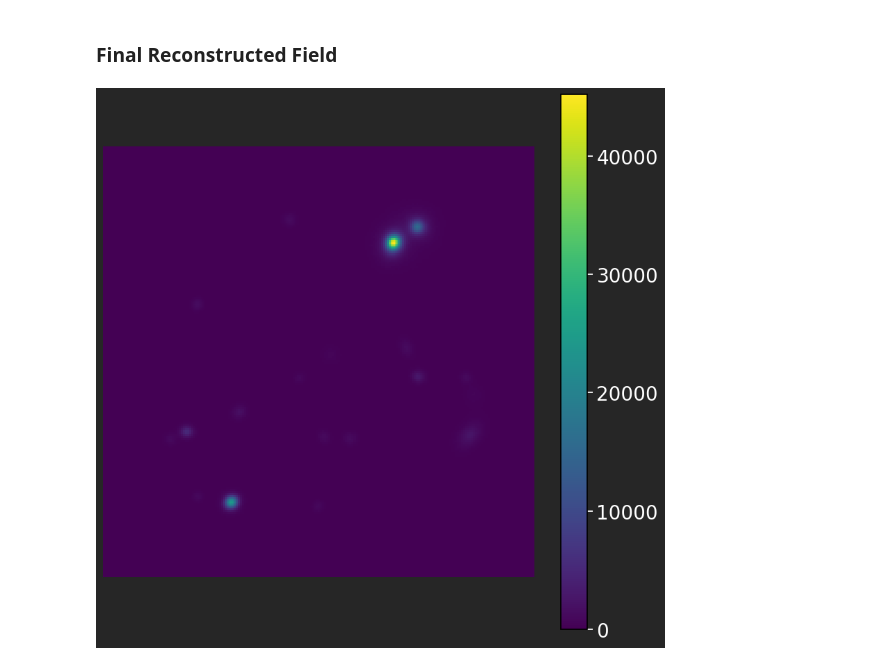
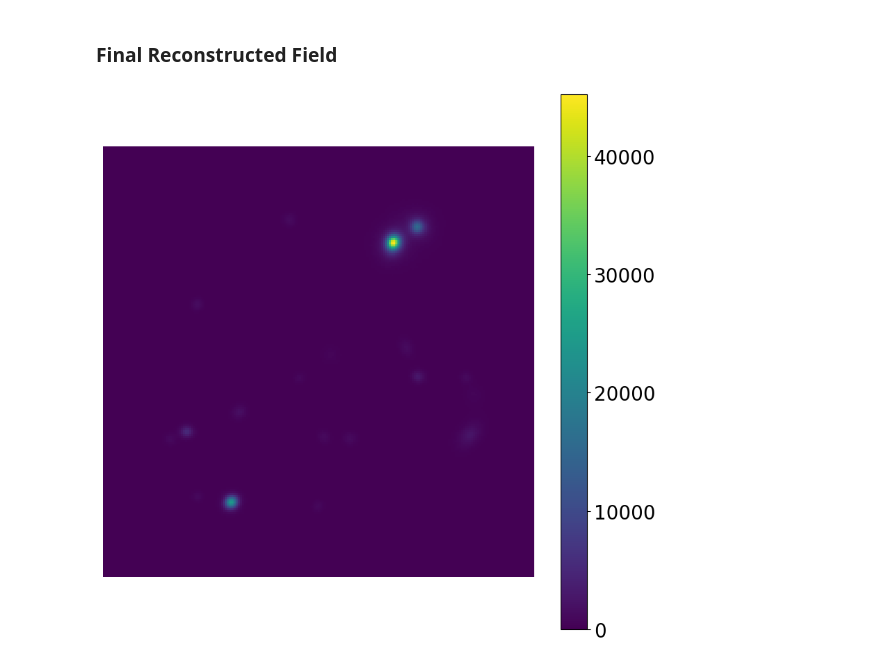
Before and after one commit to LSSTDESC/madness, a Jupyter notebook: docs/tutorial_notebooks/deblending.ipynb, the cells around one changed output. Drawn from its saved outputs; the diff is of its cells as text; code cells hidden in the pictures.

Commit message:
text update

```diff
--- a/docs/tutorial_notebooks/deblending.ipynb
+++ b/docs/tutorial_notebooks/deblending.ipynb
@@ -75,7 +64,7 @@ tf.get_logger().setLevel("ERROR")
 
 weights_path = os.path.join(
     get_data_dir_path(), madness_deblender_config["survey_name"] + "0.01"
-)
+) # replace with correct path
 survey = galcheat.get_survey(madness_deblender_config["survey_name"])
 deb = Deblend(weights_path=weights_path, survey=survey)
 
@@ -245,26 +246,15 @@ plt.axis("off")
 # %% [markdown]
 ### Final Reconstructed Field
 # %%
-sns.set_theme(
-    style={
-        "axes.grid": False,
-        "axes.labelcolor": "white",
-        "figure.facecolor": ".15",
-        "xtick.color": "white",
-        "ytick.color": "white",
-        "text.color": "white",
-        "image.cmap": "viridis",
-    }
-)
 predicted_field = blend.blend_images[field_example_to_display] - np.transpose(
     residual, axes=[2, 0, 1]
 )
 fig = plt.figure(figsize=(10, 10))
 ax = fig.gca()
 im1 = ax.imshow(predicted_field[2, :, :])
 cbar = fig.colorbar(im1, ax=ax)
 cbar.ax.tick_params(labelsize=20)
-plt.axis("off")
+plt.axis("off");
 plt.show();
 # %% [output]
-[figure, old version]
+[figure, new version]
```
Also changed, not shown: parts of 12 cells of this notebook.
